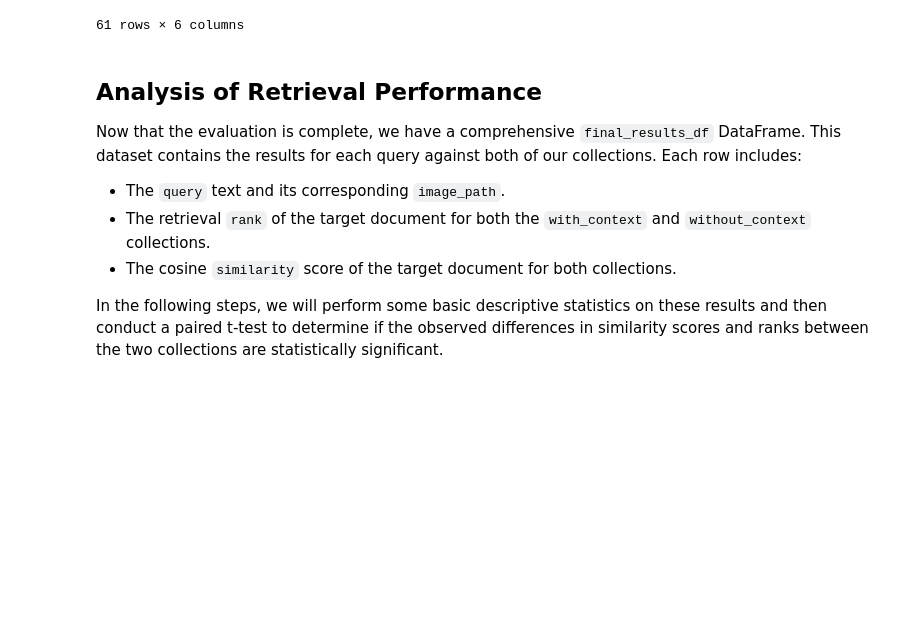
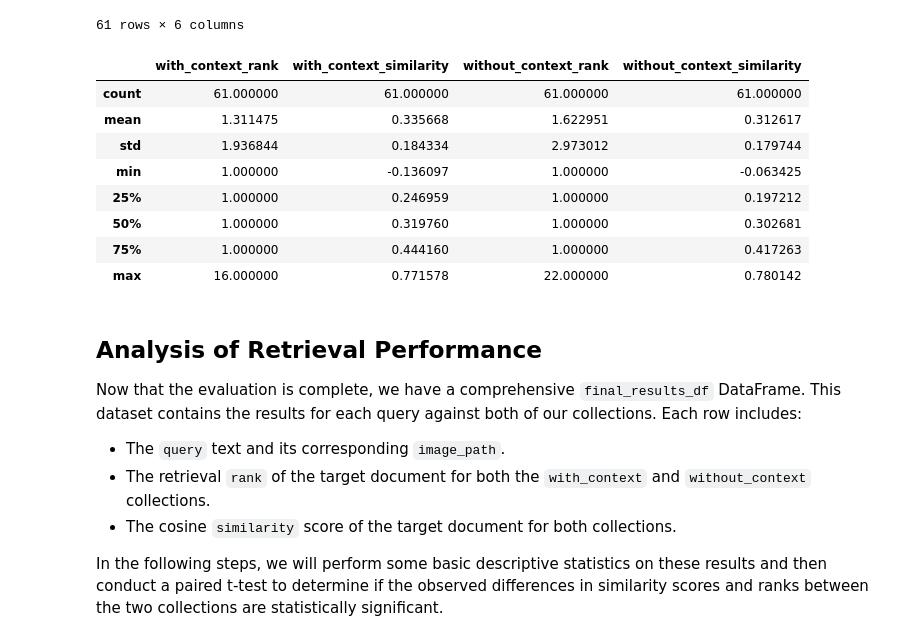
Before and after one commit to lazarmarek/UvA-Thesis, a Jupyter notebook: study2/notebooks/demo.ipynb, the cells around one changed output. Cells and saved outputs as stored; diff of their text form; code cells hidden in the pictures; blank space fills up the shorter version.

```diff
--- a/study2/notebooks/demo.ipynb
+++ b/study2/notebooks/demo.ipynb
@@ -189,6 +190,18 @@ final_results_df
 | 59 | /home/mlazar/projects/thesis/tbp_... | What three principles are importa... | 1 | 0.390006 | 1 | ... |
 | 60 | /home/mlazar/projects/thesis/tbp_... | What subfield of psychology has t... | 1 | 0.286307 | 1 | ... |
 61 rows × 6 columns
+# %%
+final_results_df.describe()
+# %% [output]
+|  | with_context_rank | with_context_similarity | without_context_rank | without_context_similarity |
+| count | 61.000000 | 61.000000 | 61.000000 | 61.000000 |
+| mean | 1.311475 | 0.335668 | 1.622951 | 0.312617 |
+| std | 1.936844 | 0.184334 | 2.973012 | 0.179744 |
+| min | 1.000000 | -0.136097 | 1.000000 | -0.063425 |
+| 25% | 1.000000 | 0.246959 | 1.000000 | 0.197212 |
+| 50% | 1.000000 | 0.319760 | 1.000000 | 0.302681 |
+| 75% | 1.000000 | 0.444160 | 1.000000 | 0.417263 |
+| max | 16.000000 | 0.771578 | 22.000000 | 0.780142 |
 # %% [markdown]
 ## Analysis of Retrieval Performance
 
```
Also changed, not shown: parts of 7 cells of this notebook.
